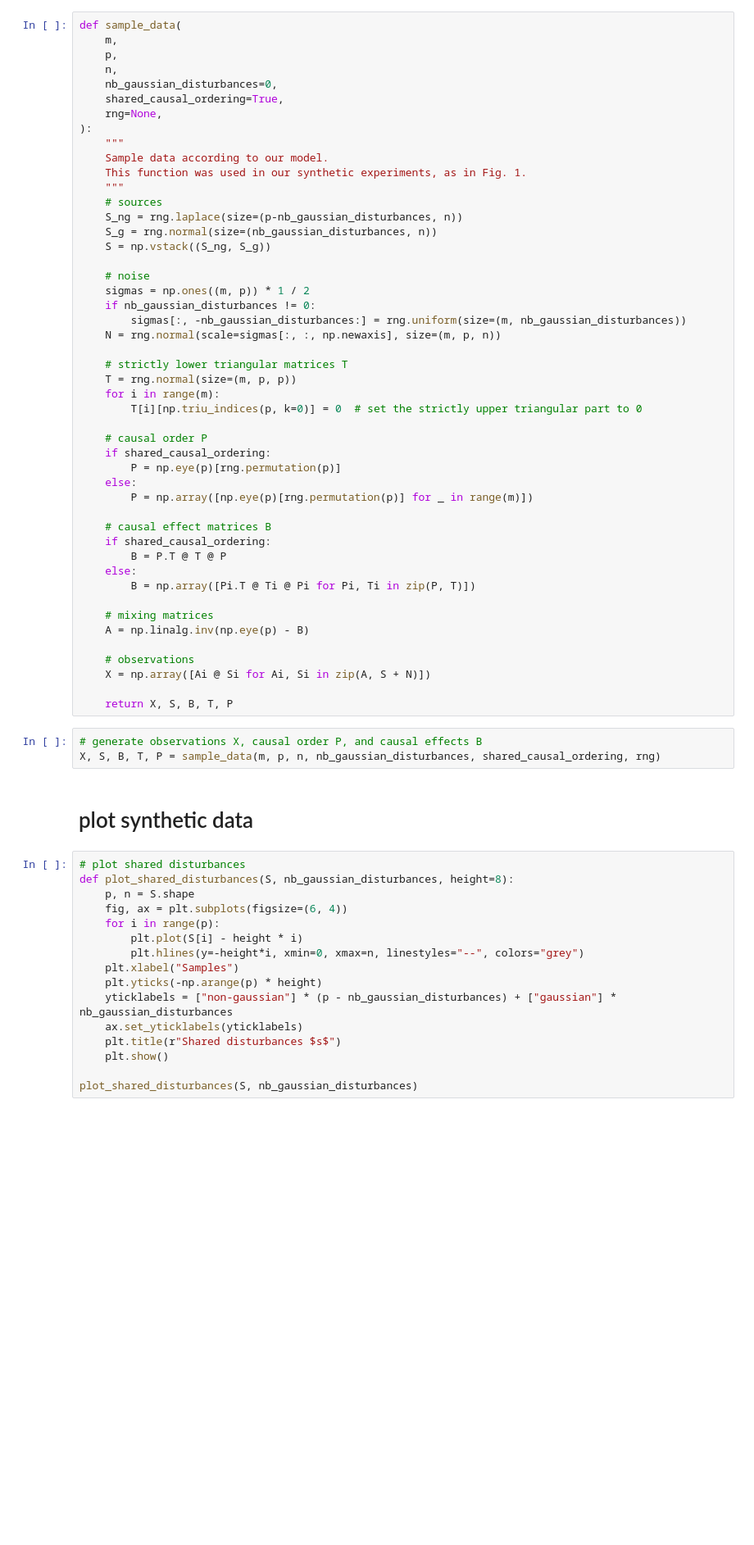
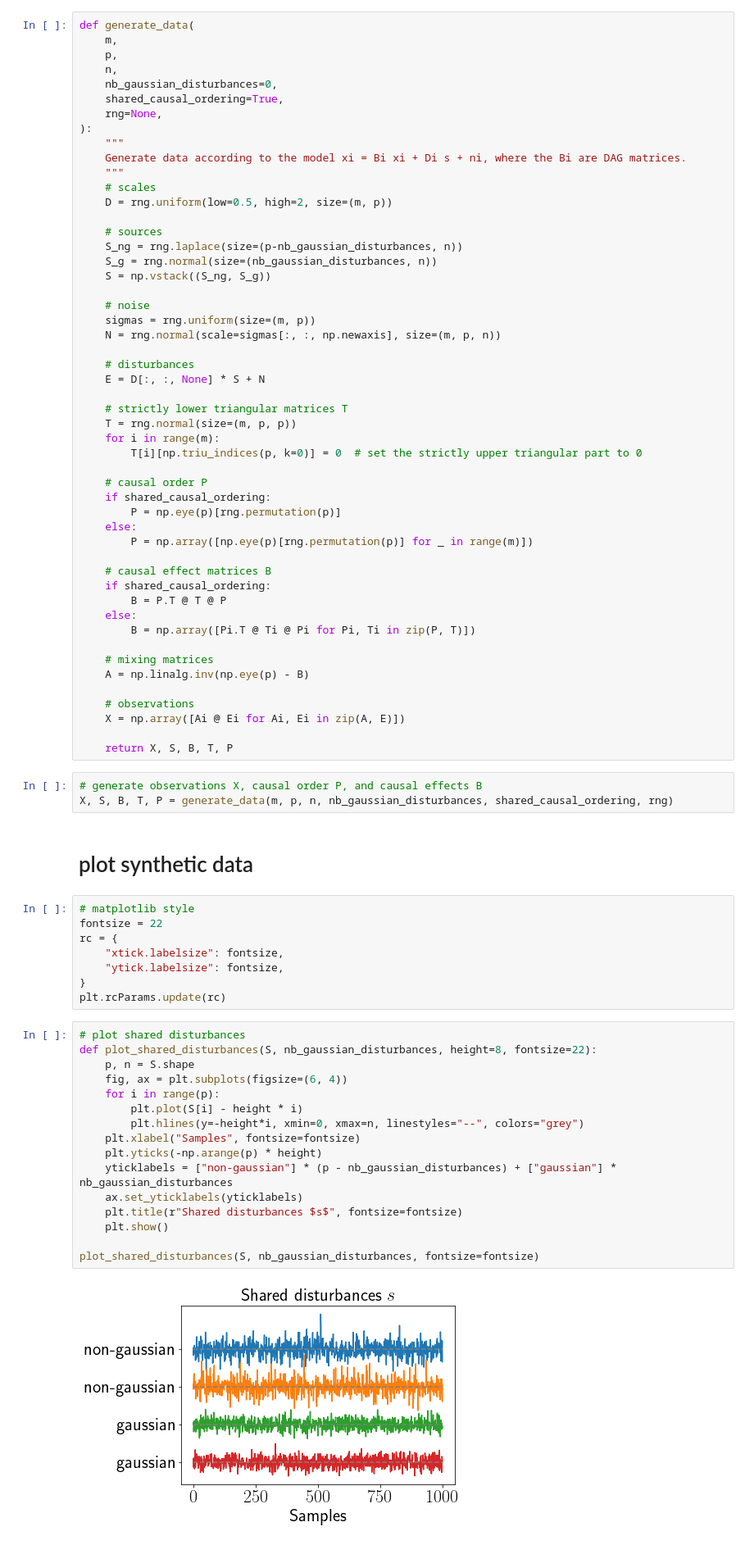
Before and after one commit to AmbroiseHeurtebise/LiMVAM, a Jupyter notebook: examples/example_micado.ipynb, the cells around one changed output. Shown at 82% size. Saved outputs shown, nothing was run; the diff lists cells and outputs as text; blank space fills up the shorter version.

```diff
--- a/examples/example_micado.ipynb
+++ b/examples/example_micado.ipynb
@@ -26,7 +16,7 @@ ica_algo = "shica_ml"
 random_state = 42
 rng = np.random.RandomState(random_state)
 # %%
-def sample_data(
+def generate_data(
     m,
     p,
     n,
@@ -35,19 +25,22 @@ def sample_data(
     rng=None,
 ):
     """
-    Sample data according to our model.
-    This function was used in our synthetic experiments, as in Fig. 1.
+    Generate data according to the model xi = Bi xi + Di s + ni, where the Bi are DAG matrices.
     """
+    # scales
+    D = rng.uniform(low=0.5, high=2, size=(m, p))
+
     # sources
     S_ng = rng.laplace(size=(p-nb_gaussian_disturbances, n))
     S_g = rng.normal(size=(nb_gaussian_disturbances, n))
     S = np.vstack((S_ng, S_g))
 
     # noise
-    sigmas = np.ones((m, p)) * 1 / 2
-    if nb_gaussian_disturbances != 0:
-        sigmas[:, -nb_gaussian_disturbances:] = rng.uniform(size=(m, nb_gaussian_disturbances))
+    sigmas = rng.uniform(size=(m, p))
     N = rng.normal(scale=sigmas[:, :, np.newaxis], size=(m, p, n))
+
+    # disturbances
+    E = D[:, :, None] * S + N
 
     # strictly lower triangular matrices T
     T = rng.normal(size=(m, p, p))
@@ -70,29 +63,39 @@ def sample_data(
     A = np.linalg.inv(np.eye(p) - B)
 
     # observations
-    X = np.array([Ai @ Si for Ai, Si in zip(A, S + N)])
+    X = np.array([Ai @ Ei for Ai, Ei in zip(A, E)])
 
     return X, S, B, T, P
 # %%
 # generate observations X, causal order P, and causal effects B
-X, S, B, T, P = sample_data(m, p, n, nb_gaussian_disturbances, shared_causal_ordering, rng)
+X, S, B, T, P = generate_data(m, p, n, nb_gaussian_disturbances, shared_causal_ordering, rng)
 # %% [markdown]
 # plot synthetic data
+# %%
+# matplotlib style
+fontsize = 22
+rc = {
+    "xtick.labelsize": fontsize,
+    "ytick.labelsize": fontsize,
+}
+plt.rcParams.update(rc)
 # %%
 # plot shared disturbances
-def plot_shared_disturbances(S, nb_gaussian_disturbances, height=8):
+def plot_shared_disturbances(S, nb_gaussian_disturbances, height=8, fontsize=22):
     p, n = S.shape
     fig, ax = plt.subplots(figsize=(6, 4))
     for i in range(p):
         plt.plot(S[i] - height * i)
         plt.hlines(y=-height*i, xmin=0, xmax=n, linestyles="--", colors="grey")
-    plt.xlabel("Samples")
+    plt.xlabel("Samples", fontsize=fontsize)
     plt.yticks(-np.arange(p) * height)
     yticklabels = ["non-gaussian"] * (p - nb_gaussian_disturbances) + ["gaussian"] * nb_gaussian_disturbances
     ax.set_yticklabels(yticklabels)
-    plt.title(r"Shared disturbances $s$")
+    plt.title(r"Shared disturbances $s$", fontsize=fontsize)
     plt.show()
 
-plot_shared_disturbances(S, nb_gaussian_disturbances)
+plot_shared_disturbances(S, nb_gaussian_disturbances, fontsize=fontsize)
+# %% [output]
+[figure, added]
 # %%
 # plot heat maps of causal effect matrices
```
Also changed, not shown: parts of 10 cells of this notebook, 1 other file.
